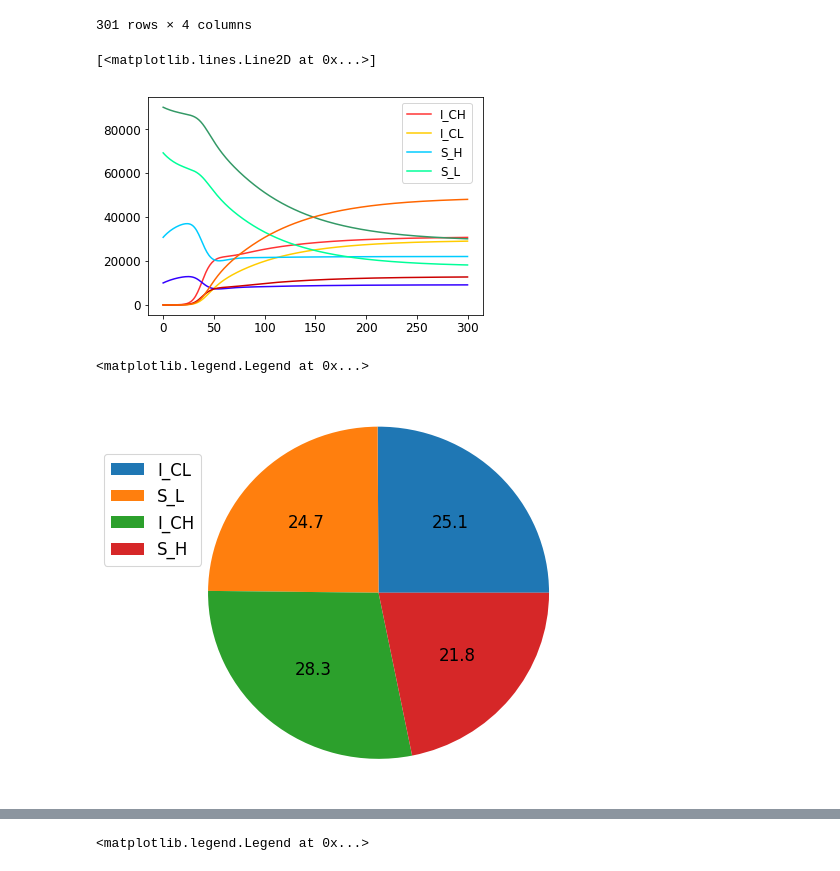
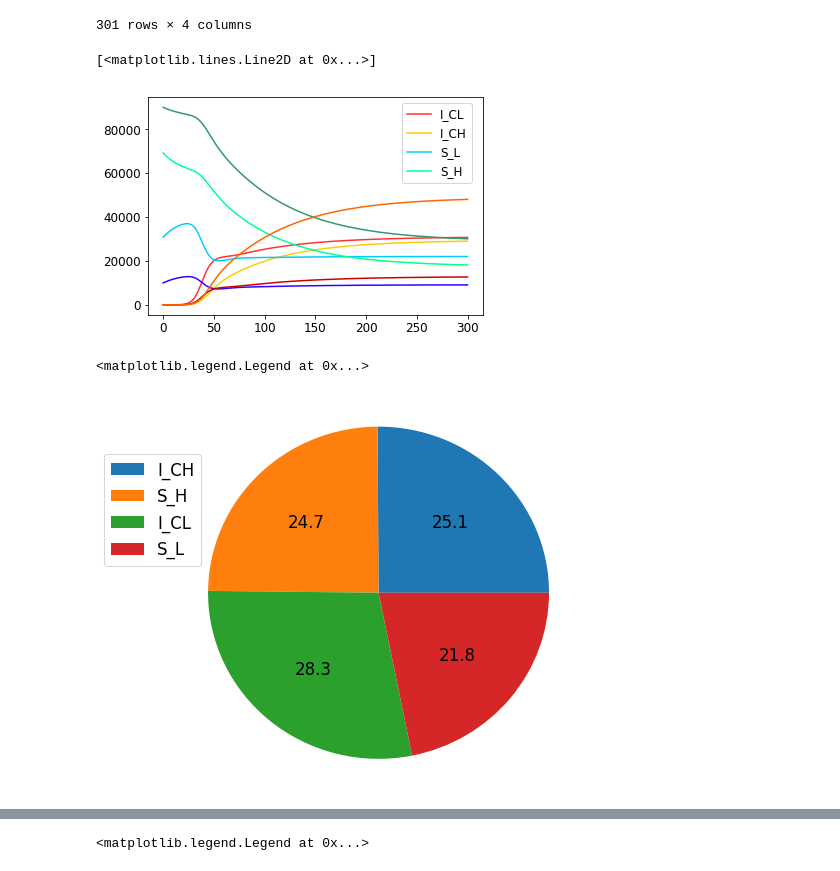
Before and after one commit to chris142/BachelorDiplomaHIV, a Jupyter notebook: Main.ipynb, the cells around one changed output, grey strips where cells are left out. Drawn from its saved outputs; the diff is of its cells as text; code cells hidden in the pictures.

```diff
--- a/Main.ipynb
+++ b/Main.ipynb
@@ -183,25 +183,25 @@ data2
 # %%
 # Bayes-corrected fractions
 plt.plot(T, data2.F_ICH.values, '#FF3333', label='F_ICH')
 plt.plot(T, data2.F_ICL.values, '#FFCC00', label='F_ICL')
 plt.plot(T, data2.F_SH.values, '#00CCFF', label='F_SH')
 plt.plot(T, data2.F_SL.values, '#00FF99', label='F_SL')
 
 mpl.rcParams.update({'font.size': 12})
 
-data_names = ['I_CH', 'I_CL', 'S_H', 'S_L']
+data_names = ['I_CL', 'I_CH', 'S_L', 'S_H']
 plt.legend(
     bbox_to_anchor = (0.74, 0.58, 0.25, 0.25),
     loc = 'lower left', labels = data_names )
 
 # given fractions
 plt.plot(T, data.S_H.values+data.I_AH.values, '#3300FF', label='S_H')
 plt.plot(T, data.S_L.values+data.I_AL.values, '#339966', label='S_L')
 plt.plot(T, data.I_CH.values, '#CC0000', label='I_CH')
 plt.plot(T, data.I_CL.values, '#FF6600', label='I_CL')
 # %% [output]
 [<matplotlib.lines.Line2D at 0x...>]
-[figure, old version]
+[figure, new version]
 # %%
 import matplotlib as mpl
 import matplotlib.pyplot as plt
@@ -209,7 +209,7 @@ import matplotlib.dates as mdates
 import datetime as dt
 import csv
 
-data_names = ['I_CL', 'S_L', 'I_CH', 'S_H']
+data_names = ['I_CH', 'S_H', 'I_CL', 'S_L']
 data_values = [data2.F_ICL[150], data2.F_SL[150], data2.F_ICH[150], data2.F_SH[150],   ]
 
 dpi = 80
@@ -227,7 +227,7 @@ plt.legend(
     loc = 'lower left', labels = data_names )
 # %% [output]
 <matplotlib.legend.Legend at 0x...>
-[figure, old version]
+[figure, new version]
 # %%
 import matplotlib as mpl
 import matplotlib.pyplot as plt
```
Also changed, not shown: parts of 2 cells of this notebook.
